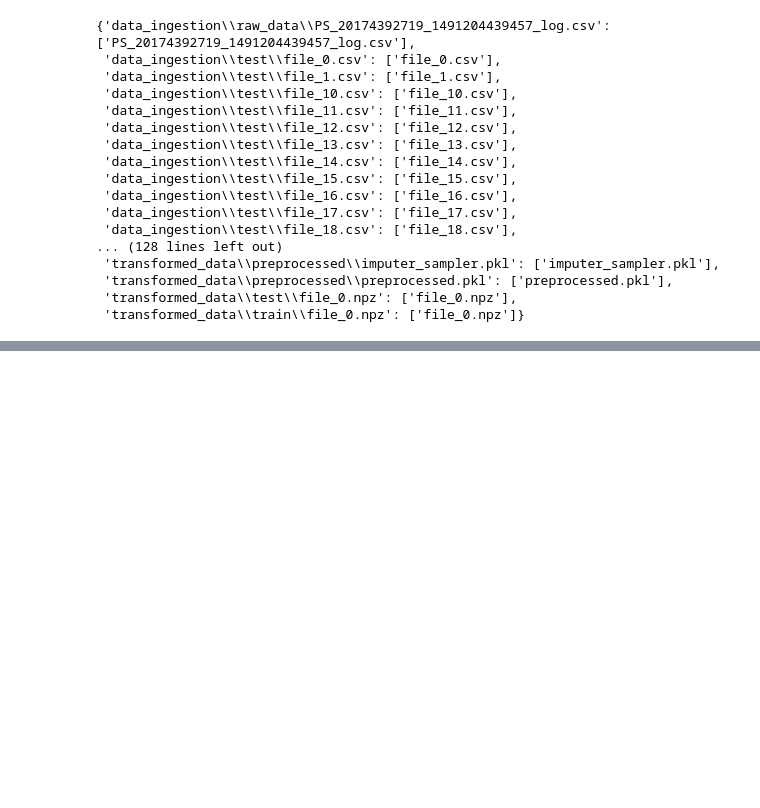
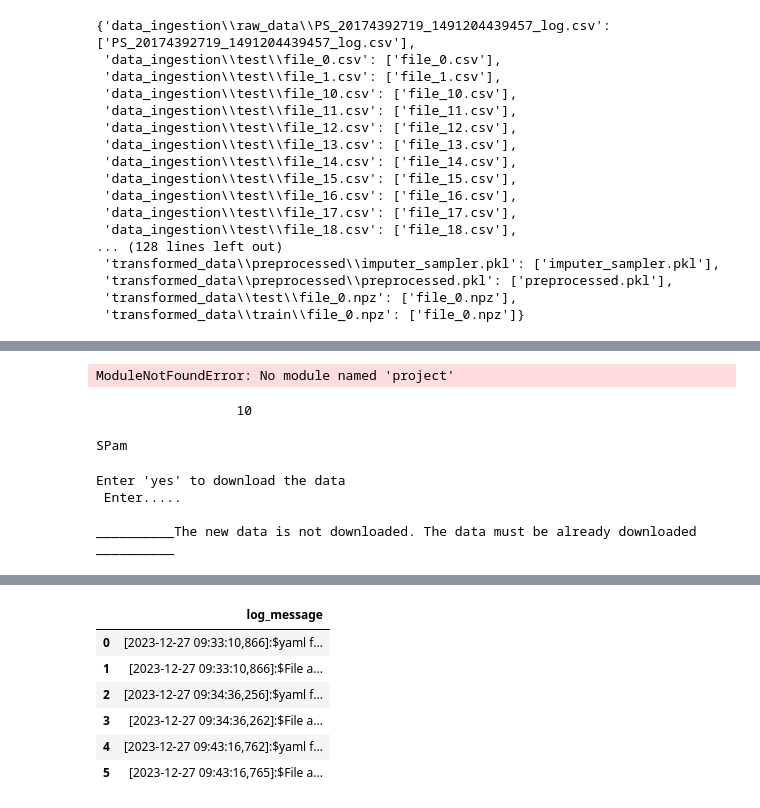
Before and after one commit to ArunKhare/FraudDetection, a Jupyter notebook: notebook/trial3.ipynb, the cells around one changed output, grey strips where cells are left out. Saved outputs shown, nothing was run; the diff lists cells and outputs as text; code cells hidden in the pictures; blank space fills up the shorter version.

```diff
--- a/notebook/trial3.ipynb
+++ b/notebook/trial3.ipynb
@@ -840,0 +970,43 @@ generate_hierarchy_dict(artifact_path)
+# %%
+import pytest
+from project.utils import get_env_var_config
+from snowflake.snowpark.session import Session
+
+
+@pytest.fixture
+def session() -> Session:
+    return Session.builder.configs(get_env_var_config()).create()
+# %% [output]
+ModuleNotFoundError: No module named 'project'
+# %%
+print("%20d" % 10)
+# %% [output]
+                  10
+# %%
+class Book:
+    def __init__(self, context):
+        self.context = context
+
+    def getitem(self, index):
+        try:
+            page = self.context[index]
+        except IndexError:
+            page = "Page not found..."
+        return page
+
+
+book = Book(["Eggs", "SPam", "Ham"])
+
+print(book.getitem(1))
+# %% [output]
+SPam
+# %%
+print(f"Enter 'yes' to download the data\n {'Enter':.<10}")
+print(
+    f"\n{'_':_>10}The new data is not downloaded. The data must be already downloaded {'_':_>10}\n"
+)
+# %% [output]
+Enter 'yes' to download the data
+ Enter.....
+
+__________The new data is not downloaded. The data must be already downloaded __________
@@ -840,0 +1015,25 @@ generate_hierarchy_dict(artifact_path)
+# %%
+import pandas as pd
+file_path = r"C:\Users\arunk\FraudDetection\logs\log_2023-12-27-09-33-10.log"
+data = []
+with open(file_path) as log_file:
+    for line in log_file.readlines():
+        data.append(line.split("^;"))
+print(data)
+df = pd.DataFrame(data)
+log_df = df.dropna()
+columns = [
+    "Time Stamp",
+    "Log Level",
+    "line number",
+    "file name",
+    "function name",
+    "message",
+]
+log_df.columns = columns
+log_df["log_message"] = (
+    log_df["Time Stamp"].astype(str, copy=False) + ":$" + log_df["message"]
+)
+
+log_df[["log_message"]]
+# %% [output]
@@ -840,0 +1041,7 @@ generate_hierarchy_dict(artifact_path)
+|  | log_message |
+| 0 | [2023-12-27 09:33:10,866]:$yaml f... |
+| 1 | [2023-12-27 09:33:10,866]:$File a... |
+| 2 | [2023-12-27 09:34:36,256]:$yaml f... |
+| 3 | [2023-12-27 09:34:36,262]:$File a... |
+| 4 | [2023-12-27 09:43:16,762]:$yaml f... |
+| 5 | [2023-12-27 09:43:16,765]:$File a... |
```
Also changed, not shown: parts of 24 cells of this notebook.
